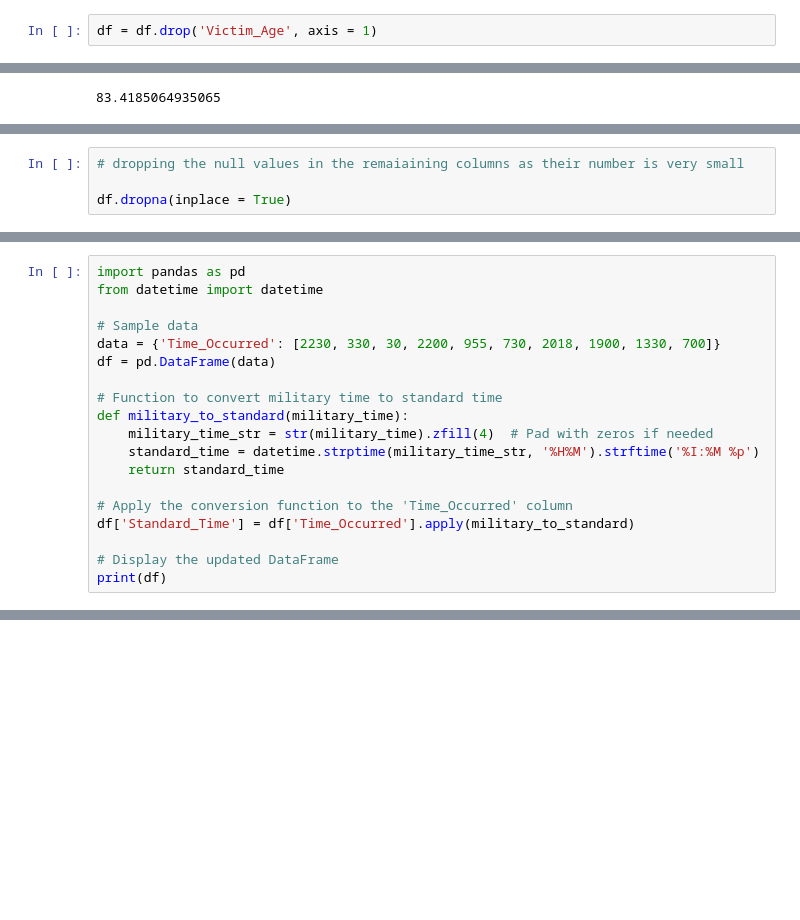
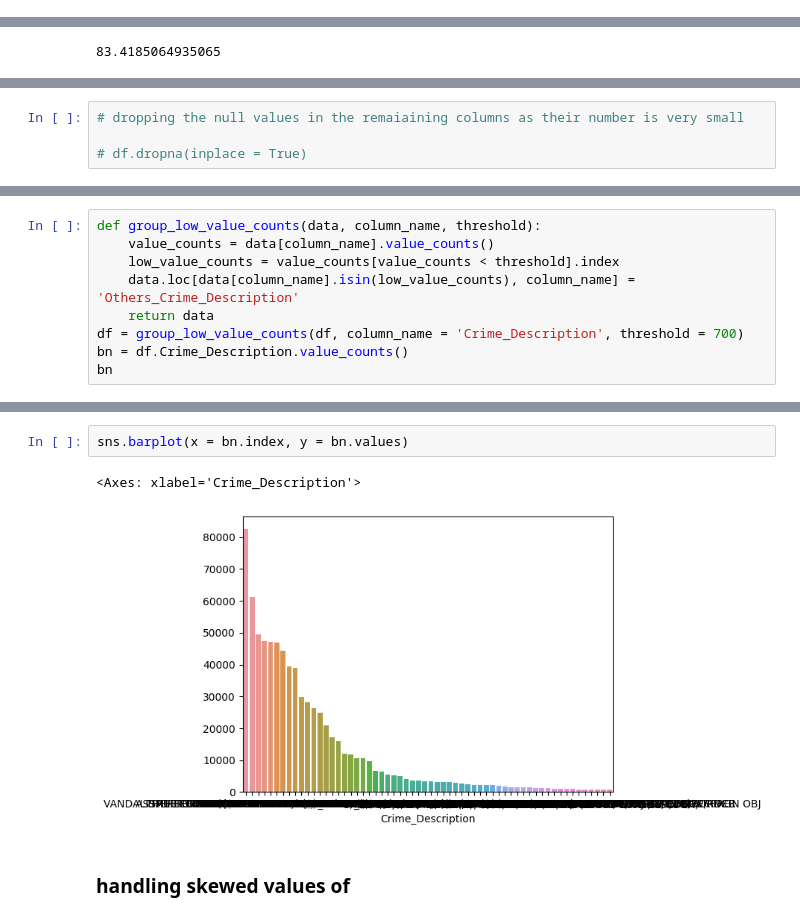
Before and after one commit to MrBinit/Supervised-Learning, a Jupyter notebook: logistic regression/project.ipynb, the cells around one changed output, grey strips where cells are left out. Cells and saved outputs as stored; diff of their text form; blank space fills up the shorter version.

```diff
--- a/logistic regression/project.ipynb
+++ b/logistic regression/project.ipynb
@@ -280,2 +398,0 @@ Name: count, Length: 103, dtype: int64
-# %%
-df = df.drop('Victim_Age', axis = 1)
@@ -443,5 +488,5 @@ dtype: float64
 # %%
 # dropping the null values in the remaiaining columns as their number is very small
 
-df.dropna(inplace = True)
+# df.dropna(inplace = True)
 # %%
@@ -484,19 +541,0 @@ Name: Time_Occurred, dtype: int64
-# %%
-import pandas as pd
-from datetime import datetime
-
-# Sample data
-data = {'Time_Occurred': [2230, 330, 30, 2200, 955, 730, 2018, 1900, 1330, 700]}
-df = pd.DataFrame(data)
-
-# Function to convert military time to standard time
-def military_to_standard(military_time):
-    military_time_str = str(military_time).zfill(4)  # Pad with zeros if needed
-    standard_time = datetime.strptime(military_time_str, '%H%M').strftime('%I:%M %p')
-    return standard_time
-
-# Apply the conversion function to the 'Time_Occurred' column
-df['Standard_Time'] = df['Time_Occurred'].apply(military_to_standard)
-
-# Display the updated DataFrame
-print(df)
@@ -514,0 +576,9 @@ print(df)
+# %%
+def group_low_value_counts(data, column_name, threshold):
+    value_counts = data[column_name].value_counts()
+    low_value_counts = value_counts[value_counts < threshold].index
+    data.loc[data[column_name].isin(low_value_counts), column_name] = 'Others_Crime_Description'
+    return data
+df = group_low_value_counts(df, column_name = 'Crime_Description', threshold = 700)
+bn = df.Crime_Description.value_counts()
+bn
@@ -514,0 +603,7 @@ print(df)
+# %%
+sns.barplot(x = bn.index, y = bn.values)
+# %% [output]
+<Axes: xlabel='Crime_Description'>
+[figure, added]
+# %% [markdown]
+### handling skewed values of
```
Also changed, not shown: parts of 43 cells of this notebook, 1 other file.
